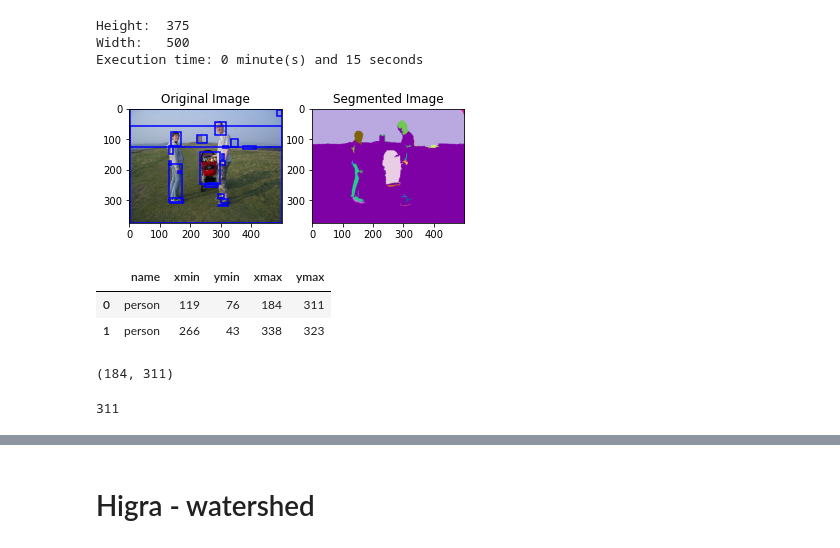
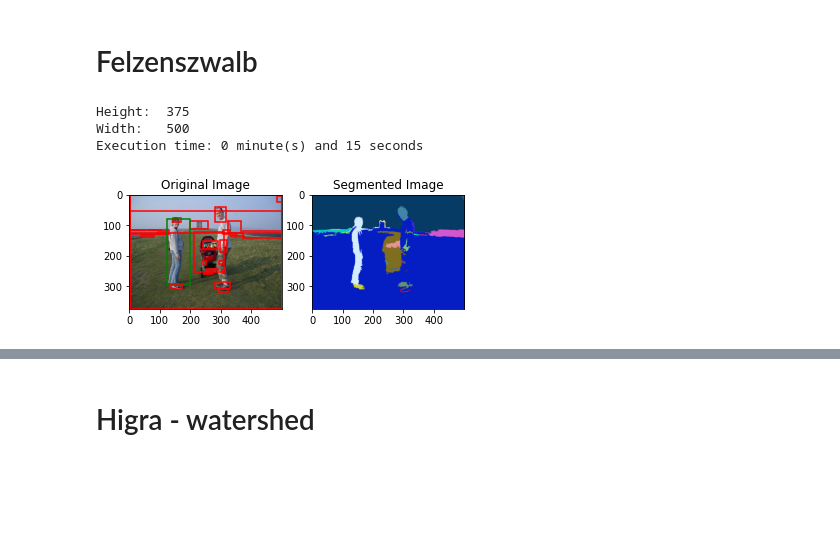
Before and after one commit to patherstevenson/M1-PJI, a Jupyter notebook: main.ipynb, the cells around one changed output, grey strips where cells are left out. Saved outputs shown, nothing was run; the diff lists cells and outputs as text; code cells hidden in the pictures; blank space fills up the shorter version.

```diff
--- a/main.ipynb
+++ b/main.ipynb
@@ -3,3 +5,5 @@ from main import *
+# %% [markdown]
+# Felzenszwalb
 # %%
 sigma = 0.5
 k = 500
@@ -9,7 +11,7 @@ input_path = "data/VOC2012_test/JPEGImages/2008_000200.jpg"
 # %%
-univ, bb = segment(input_path, sigma, k, min)
+univ, bb = segment_felzenszwalb(input_path, sigma, 300, 50)
 # %% [output]
 Height:  375
 Width:   500
 Execution time: 0 minute(s) and 15 seconds
-[figure, old version]
+[figure, new version]
@@ -18,14 +17,0 @@ df_bndbox = parse_XML("data/VOC2012_test/Annotations/2008_000200.xml")
-# %%
-df_bndbox
-# %% [output]
-|  | name | xmin | ymin | xmax | ymax |
-| 0 | person | 119 | 76 | 184 | 311 |
-| 1 | person | 266 | 43 | 338 | 323 |
-# %%
-tuple(df_bndbox.values[:,1:][0][2:])
-# %% [output]
-(184, 311)
-# %%
-df_bndbox.iloc[:,1:]["ymax"][0]
-# %% [output]
-311
```
Also changed, not shown: parts of 23 cells of this notebook, 7 other files.
